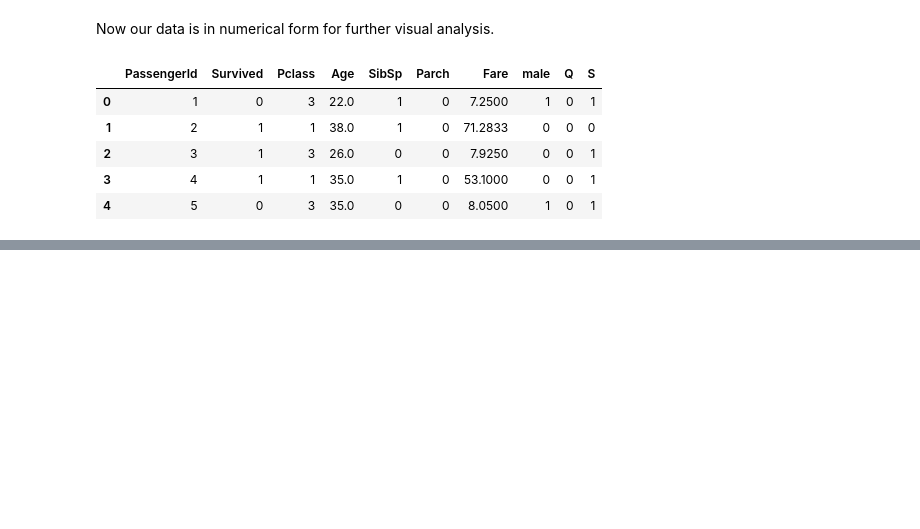
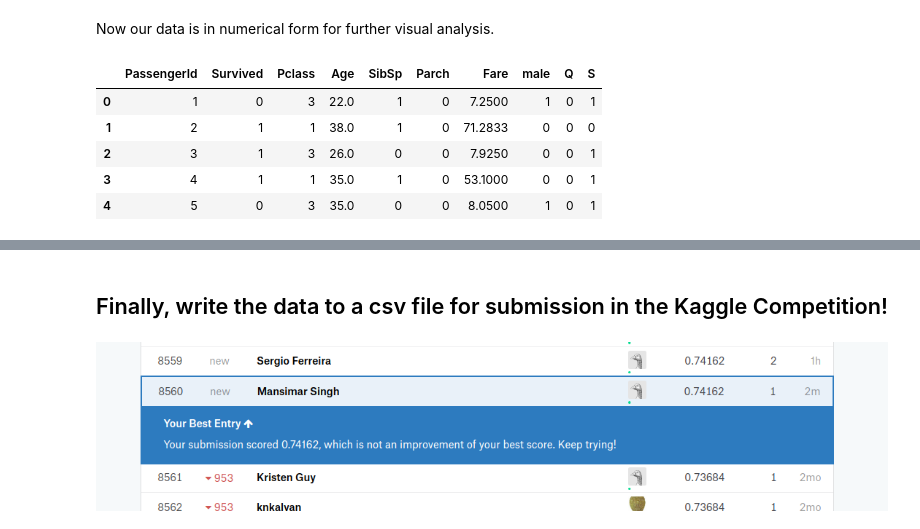
Before and after one commit to mansimar-s/ml-projects, a Jupyter notebook: titanic/titanic.ipynb, the cells around one changed output, grey strips where cells are left out. Drawn from its saved outputs; the diff is of its cells as text; code cells hidden in the pictures; blank space fills up the shorter version.

Commit message:
First Result with 74.62% accuracy

```diff
--- a/titanic/titanic.ipynb
+++ b/titanic/titanic.ipynb
@@ -187,0 +299,2 @@ sns.countplot(x="Survived",hue="male", data=titanic_train, palette="rainbow")
+# %% [markdown]
+## <center> Finally, write the data to a csv file for submission in the Kaggle Competition!
@@ -187,0 +303,5 @@ sns.countplot(x="Survived",hue="male", data=titanic_train, palette="rainbow")
+# %%
+from IPython.core.display import Image
+Image(filename='/home/mansimar/projects/ml-projects/titanic/Titanic_first.png')
+# %% [output]
+[figure, added]
```
Also changed, not shown: parts of 40 cells of this notebook, 3 other files.
